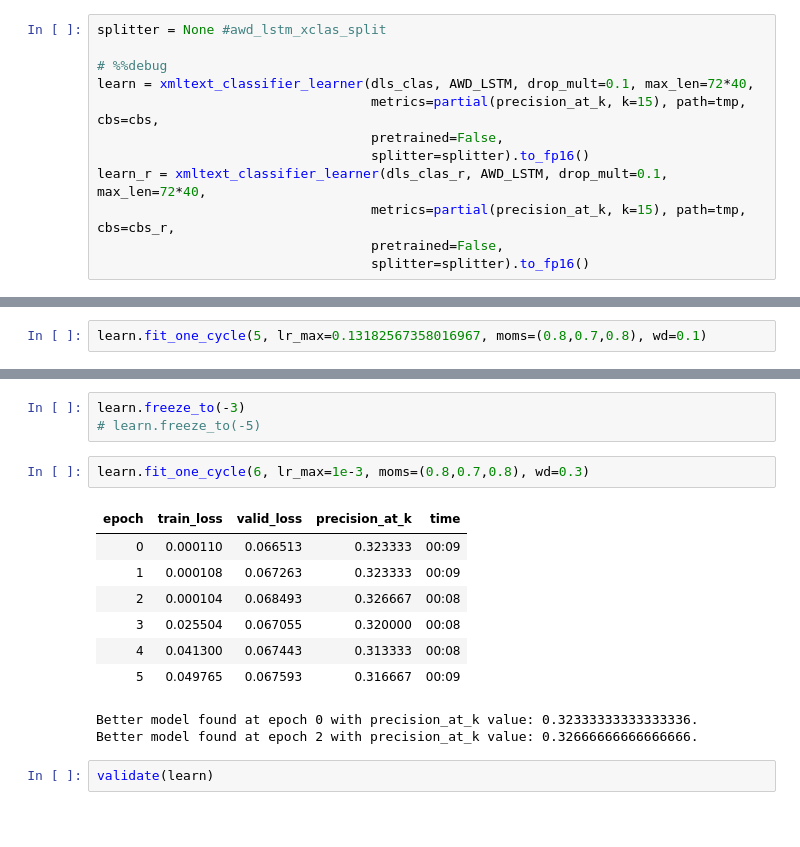
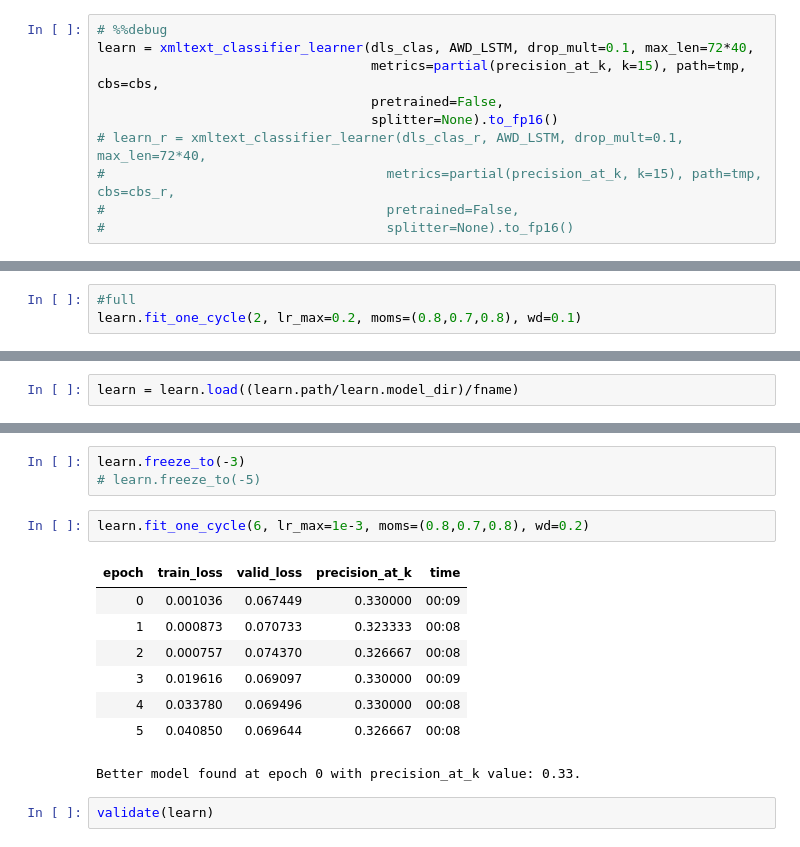
Before and after one commit to debjyotiSRoy/xcube, a Jupyter notebook: nbs/18_tutorial.train_mimic3.ipynb, the cells around one changed output, grey strips where cells are left out. Saved outputs shown, nothing was run; the diff lists cells and outputs as text; blank space fills up the shorter version.

Commit message:
cretaed looking strategies for tut l2r boot info gain values

```diff
--- a/nbs/18_tutorial.train_mimic3.ipynb
+++ b/nbs/18_tutorial.train_mimic3.ipynb
@@ -750,15 +728,13 @@ def awd_lstm_xclas_split(model):
 # %%
-splitter = None #awd_lstm_xclas_split
-
 # %%debug
 learn = xmltext_classifier_learner(dls_clas, AWD_LSTM, drop_mult=0.1, max_len=72*40,
                                    metrics=partial(precision_at_k, k=15), path=tmp, cbs=cbs,
                                    pretrained=False,
-                                   splitter=splitter).to_fp16()
-learn_r = xmltext_classifier_learner(dls_clas_r, AWD_LSTM, drop_mult=0.1, max_len=72*40,
-                                   metrics=partial(precision_at_k, k=15), path=tmp, cbs=cbs_r,
-                                   pretrained=False,
-                                   splitter=splitter).to_fp16()
+                                   splitter=None).to_fp16()
+# learn_r = xmltext_classifier_learner(dls_clas_r, AWD_LSTM, drop_mult=0.1, max_len=72*40,
+#                                    metrics=partial(precision_at_k, k=15), path=tmp, cbs=cbs_r,
+#                                    pretrained=False,
+#                                    splitter=None).to_fp16()
 # %%
 # for i,g in enumerate(awd_lstm_xclas_split(learn.model)):
     # print(f"group: {i}, {g=}")
@@ -827,2 +801,5 @@ lr_min, lr_steep, lr_valley, lr_slide
 # %%
 # learn.opt.hypers.map(lambda d: d['lr'])
+# %%
+#full
+learn.fit_one_cycle(2, lr_max=0.2, moms=(0.8,0.7,0.8), wd=0.1)
@@ -829,3 +812,5 @@ lr_min, lr_steep, lr_valley, lr_slide
+# %%
+learn = learn.load((learn.path/learn.model_dir)/fname)
 # %%
 learn.fit_one_cycle(6, lr_max=0.14, moms=(0.8,0.7,0.8), wd=0.1)
 # %% [output]
@@ -850,2 +827,0 @@ learn.freeze_to(-3)
-# %%
-learn.fit_one_cycle(5, lr_max=0.13182567358016967, moms=(0.8,0.7,0.8), wd=0.1)
@@ -910,17 +871,16 @@ Now we will unfreeze a bit more, recompute learning rate and continue training:
 learn.freeze_to(-3)
 # learn.freeze_to(-5)
 # %%
-learn.fit_one_cycle(6, lr_max=1e-3, moms=(0.8,0.7,0.8), wd=0.3)
+learn.fit_one_cycle(6, lr_max=1e-3, moms=(0.8,0.7,0.8), wd=0.2)
 # %% [output]
 | epoch | train_loss | valid_loss | precision_at_k | time |
-| 0 | 0.000110 | 0.066513 | 0.323333 | 00:09 |
-| 1 | 0.000108 | 0.067263 | 0.323333 | 00:09 |
-| 2 | 0.000104 | 0.068493 | 0.326667 | 00:08 |
-| 3 | 0.025504 | 0.067055 | 0.320000 | 00:08 |
-| 4 | 0.041300 | 0.067443 | 0.313333 | 00:08 |
-| 5 | 0.049765 | 0.067593 | 0.316667 | 00:09 |
+| 0 | 0.001036 | 0.067449 | 0.330000 | 00:09 |
+| 1 | 0.000873 | 0.070733 | 0.323333 | 00:08 |
+| 2 | 0.000757 | 0.074370 | 0.326667 | 00:08 |
+| 3 | 0.019616 | 0.069097 | 0.330000 | 00:09 |
+| 4 | 0.033780 | 0.069496 | 0.330000 | 00:08 |
+| 5 | 0.040850 | 0.069644 | 0.326667 | 00:08 |
-Better model found at epoch 0 with precision_at_k value: 0.32333333333333336.
-Better model found at epoch 2 with precision_at_k value: 0.32666666666666666.
+Better model found at epoch 0 with precision_at_k value: 0.33.
 # %%
 validate(learn)
 # %% [output]
```
Also changed, not shown: parts of 44 cells of this notebook, 22 other files.
